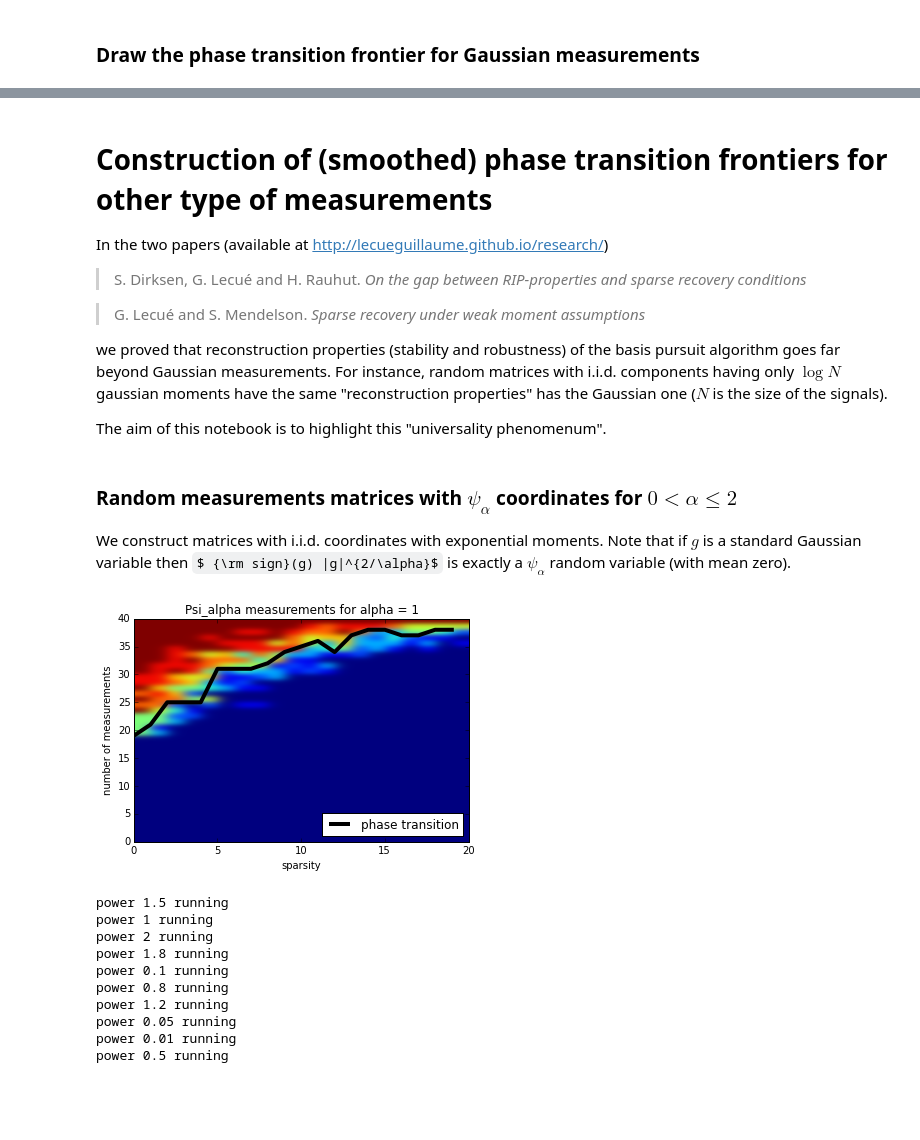
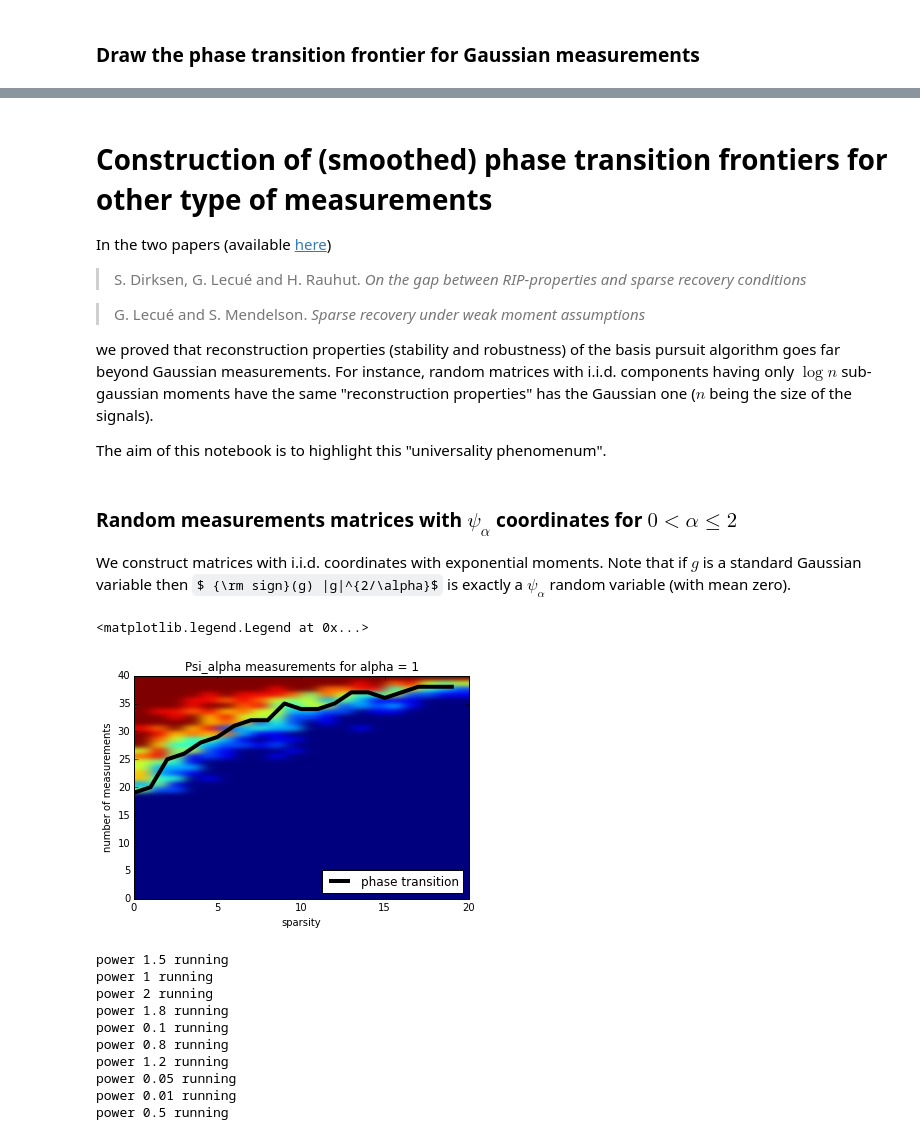
Before and after one commit to lecueguillaume/notebooks_python, a Jupyter notebook: research_paper_Dirksen_Rauhut_Lecue/phase_transition.ipynb, the cells around one changed output, grey strips where cells are left out. Cells and saved outputs as stored; diff of their text form; code cells hidden in the pictures; some formulas as TeX source; blank space fills up the shorter version.

Commit message:
paper [DLR]

```diff
--- a/research_paper_Dirksen_Rauhut_Lecue/phase_transition.ipynb
+++ b/research_paper_Dirksen_Rauhut_Lecue/phase_transition.ipynb
@@ -251,11 +254,11 @@ plt.legend(loc=4)
 # %%
-N, nbiter, gamma, nbtest, nb_curves = 30, 20, 1, 10, 20
-L = zeros(int(N/2))
+n, nbiter, gamma, nbtest, nb_curves = 30, 20, 1, 10, 10
+L = zeros(int(n/2))
 for i in range(nb_curves):
     if (i % 10) == 0:
         print('step {} done'.format(i))
-    mat = phase_transition_mat(N, nbiter, gamma, nbtest)
-    F = frontier(mat)
+    mat = phase_transition_mat(n, nbiter, gamma, nbtest)
+    F = frontier(mat, n)
     L = [sum(a) for a in zip(L,F)]
 L_gauss = [i/nb_curves for i in L]
 # %% [output]
@@ -308,14 +300,14 @@ plt.legend(loc=4)
 # %% [markdown]
 # Construction of (smoothed) phase transition frontiers for other type of measurements
 
-In the two papers (available at http://lecueguillaume.github.io/research/)
+In the two papers (available [here](http://lecueguillaume.github.io/research/))
 > S. Dirksen, G. Lecué and H. Rauhut.
 *On the gap between RIP-properties and sparse recovery conditions*
 
 >G. Lecué and S. Mendelson.
 *Sparse recovery under weak moment assumptions*
 
-we proved that reconstruction properties (stability and robustness) of the basis pursuit algorithm goes far beyond Gaussian measurements. For instance, random matrices with i.i.d. components having only $\log N$ gaussian moments have the same "reconstruction properties" has the Gaussian one ($N$ is the size of the signals).
+we proved that reconstruction properties (stability and robustness) of the basis pursuit algorithm goes far beyond Gaussian measurements. For instance, random matrices with i.i.d. components having only $\log n$ sub-gaussian moments have the same "reconstruction properties" has the Gaussian one ($n$ being the size of the signals).
 
 The aim of this notebook is to highlight this "universality phenomenum".
 # %% [markdown]
@@ -323,46 +315,47 @@ The aim of this notebook is to highlight this "universality phenomenum".
 
 We construct matrices with i.i.d. coordinates with exponential moments. Note that if $g$ is a standard Gaussian variable then $ {\rm sign}(g) |g|^{2/\alpha}$ is exactly a $\psi_\alpha$ random variable (with mean zero).
 # %%
-def mat_exp_power(P, N, alpha):
-    A = randn(P,N)/ sqrt(P)
-    return np.multiply(np.power(A,int(2/alpha)), sign(A))
+def mat_exp_power(m, n, alpha):
+    A = randn(m, n)/ sqrt(m)
+    return np.multiply(np.power(np.absolute(A),int(2/alpha)), sign(A))
 # %%
-def phase_transition_mat_exp_power(N, nbiter, gamma, nbtest, alpha):
-    PTM = zeros((N,int(N/2)))
+def phase_transition_mat_exp_power(n, nbiter, gamma, nbtest, alpha):
+    PTM = zeros((n,int(n/2)))
     set_ind_failure = []
-    for P in range(20,N+1):#construct one line of the Phase transition matrix for a given number of measurements P
-        A = mat_exp_power(P,N, alpha)
+    for m in range(20,n+1):#construct one line of the Phase transition matrix for a given number of measurements P
+        A = mat_exp_power(m, n, alpha)
         pA = pinv(A) # pseudo-inverse. Equivalent to pA = A.T.dot(inv(A.dot(A.T)))
         ind_failure = 0
-        for sparsity in range(1,min(P, int(N/2))+1):
+        for sparsity in range(1,min(m, int(n/2))+1):
             nb_success = 0
             for i in range(nbtest):
-                xsharp = signal(N, sparsity)
+                xsharp = signal(n, sparsity)
                 y = A.dot(xsharp)
-                x_restored = DR(N, y, A, pA, nbiter, gamma)
+                x_restored = DR(n, y, A, pA, nbiter, gamma)
                 if norm(x_restored-xsharp, ord=2) <0.001:
                     nb_success = nb_success + 1
-            PTM[P-1, sparsity-1] = nb_success
+            PTM[m-1, sparsity-1] = nb_success
     return PTM
 # %%
-N, nbiter, gamma, nbtest, alpha = 40, 20, 1, 10, 1
-mat = phase_transition_mat_exp_power(N, nbiter, gamma, nbtest, alpha)
+n, nbiter, gamma, nbtest, alpha = 40, 20, 1, 10, 1
+mat = phase_transition_mat_exp_power(n, nbiter, gamma, nbtest, alpha)
 # %%
-P_min, P_max, S_min, S_max = 0, N, 0, int(N/2)
+P_min, P_max, S_min, S_max = 0, n, 0, int(n/2)
 fig = plt.imshow(mat[P_min:P_max, S_min:S_max], interpolation="gaussian",
                  aspect='auto', origin = 'lower', extent=[S_min, S_max, P_min, P_max])
 titre = "Psi_alpha measurements for alpha = {}".format(alpha)
 plt.title(titre)
 plt.xlabel('sparsity')
 plt.ylabel('number of measurements')
 
 #empirical phase transition
-X = range(int(N/2))
-L = frontier(mat)
+X = range(int(n/2))
+L = frontier(mat, n)
 plot(X,L, linewidth=4, color = 'black', label='phase transition')
 plt.legend(loc=4)
-filename = "exp_power_{}_{}.png".format(alpha, N)
-plt.savefig(filename,bbox_inches='tight')
+#filename = "exp_power_{}_{}.png".format(alpha, n)
+#plt.savefig(filename,bbox_inches='tight')
 # %% [output]
+<matplotlib.legend.Legend at 0x...>
-[figure, old version]
+[figure, new version]
 # %%
```
Also changed, not shown: parts of 26 cells of this notebook, 1 other file.
